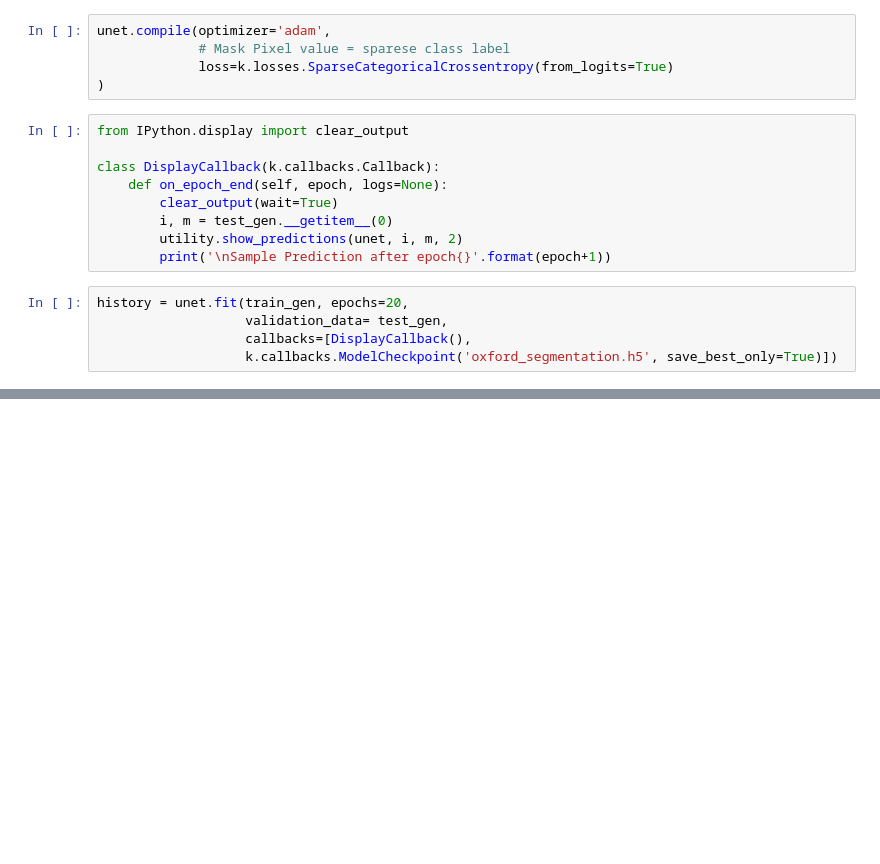
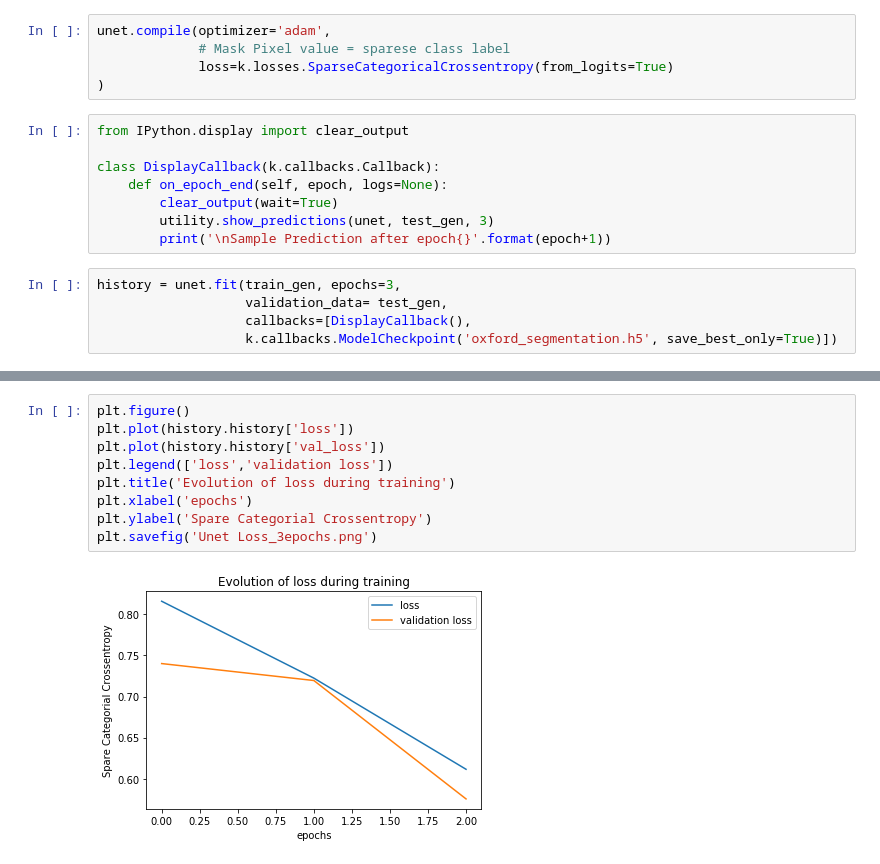
Before and after one commit to randomstructures/ExLSM-Image-Segmentation, a Jupyter notebook: Unet1/unet.ipynb, the cells around one changed output, grey strips where cells are left out. Drawn from its saved outputs; the diff is of its cells as text; blank space fills up the shorter version.

```diff
--- a/Unet1/unet.ipynb
+++ b/Unet1/unet.ipynb
@@ -240,11 +234,10 @@ from IPython.display import clear_output
 class DisplayCallback(k.callbacks.Callback):
     def on_epoch_end(self, epoch, logs=None):
         clear_output(wait=True)
-        i, m = test_gen.__getitem__(0)
-        utility.show_predictions(unet, i, m, 2)
+        utility.show_predictions(unet, test_gen, 3)
         print('\nSample Prediction after epoch{}'.format(epoch+1))
 # %%
-history = unet.fit(train_gen, epochs=20,
+history = unet.fit(train_gen, epochs=3,
                    validation_data= test_gen,
                    callbacks=[DisplayCallback(),
                    k.callbacks.ModelCheckpoint('oxford_segmentation.h5', save_best_only=True)])
@@ -263,0 +246,11 @@ shape of img (172, 172, 3) mask (84, 84, 1) pred (84, 84, 3)
+# %%
+plt.figure()
+plt.plot(history.history['loss'])
+plt.plot(history.history['val_loss'])
+plt.legend(['loss','validation loss'])
+plt.title('Evolution of loss during training')
+plt.xlabel('epochs')
+plt.ylabel('Spare Categorial Crossentropy')
+plt.savefig('Unet Loss_3epochs.png')
+# %% [output]
+[figure, added]
```
Also changed, not shown: parts of 9 cells of this notebook, 1 other file.
